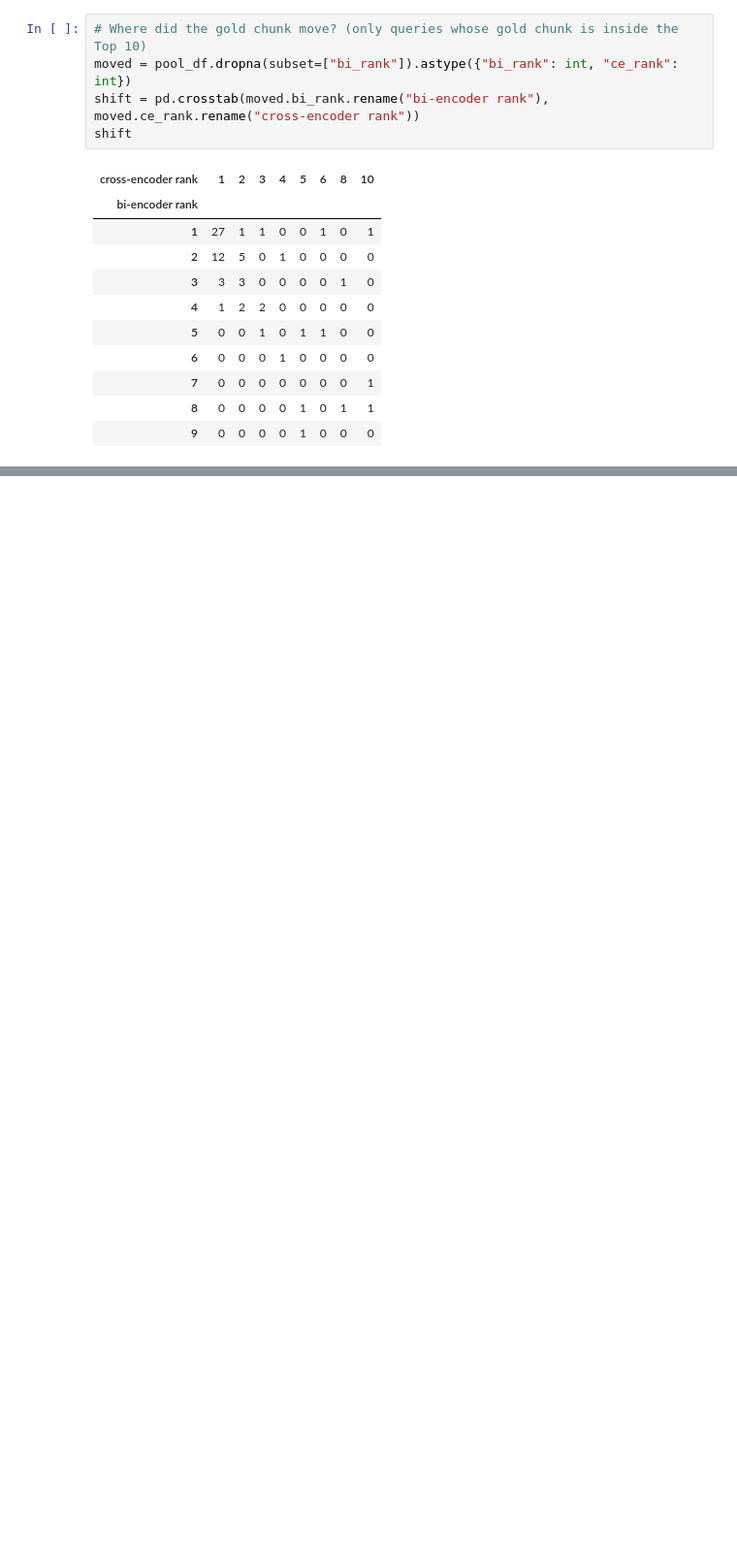
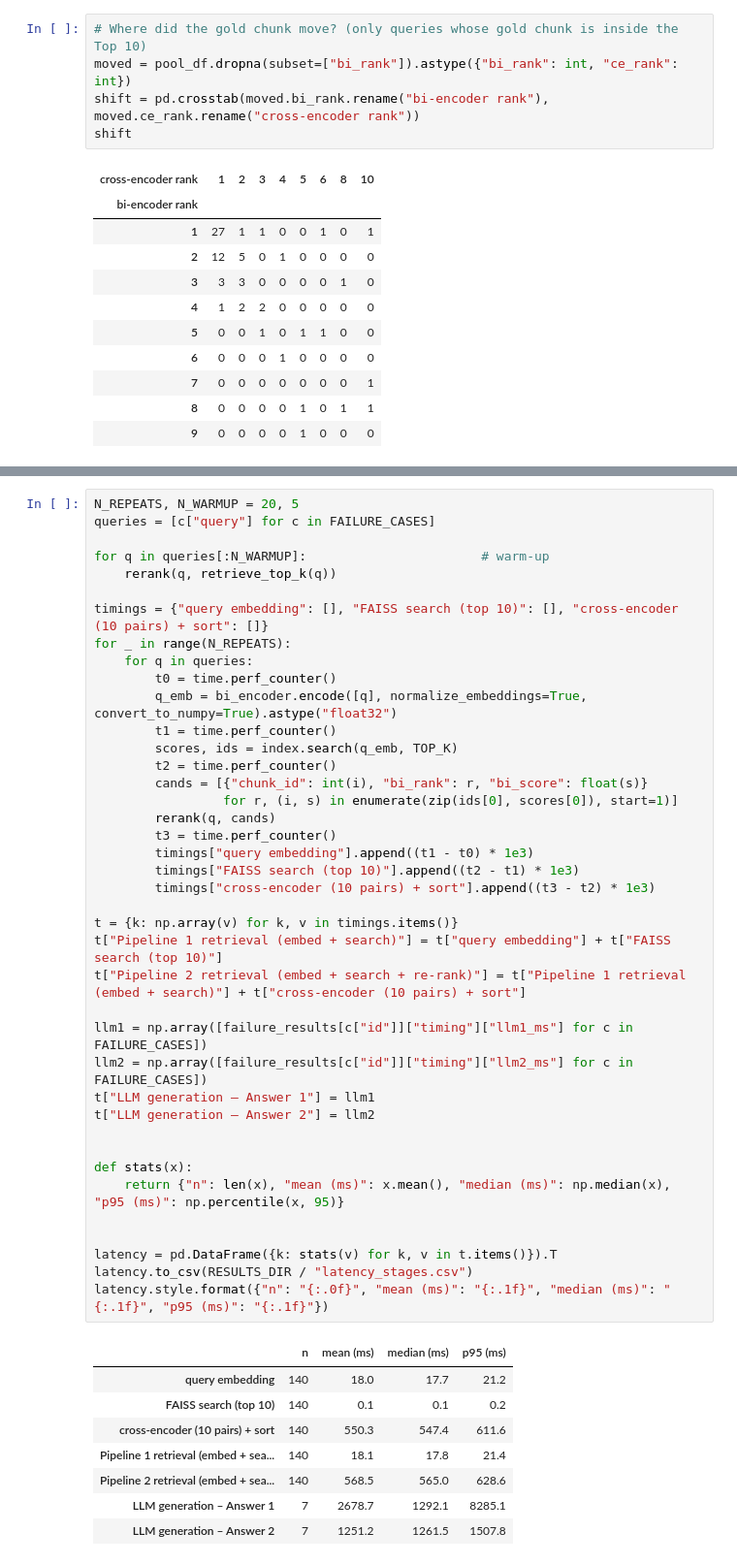
Before and after one commit to Sourav-Nath-01/RAG-Assignment-Baseline-vs.-Re-Ranking, a Jupyter notebook: RAG_Reranking.ipynb, the cells around one changed output, grey strips where cells are left out. Shown at 97% size. Drawn from its saved outputs; the diff is of its cells as text; blank space fills up the shorter version.

Commit message:
Profile latency of baseline retrieval vs re-ranking

```diff
--- a/RAG_Reranking.ipynb
+++ b/RAG_Reranking.ipynb
@@ -950,0 +968,49 @@ shift
+# %%
+N_REPEATS, N_WARMUP = 20, 5
+queries = [c["query"] for c in FAILURE_CASES]
+
+for q in queries[:N_WARMUP]:                       # warm-up
+    rerank(q, retrieve_top_k(q))
+
+timings = {"query embedding": [], "FAISS search (top 10)": [], "cross-encoder (10 pairs) + sort": []}
+for _ in range(N_REPEATS):
+    for q in queries:
+        t0 = time.perf_counter()
+        q_emb = bi_encoder.encode([q], normalize_embeddings=True, convert_to_numpy=True).astype("float32")
+        t1 = time.perf_counter()
+        scores, ids = index.search(q_emb, TOP_K)
+        t2 = time.perf_counter()
+        cands = [{"chunk_id": int(i), "bi_rank": r, "bi_score": float(s)}
+                 for r, (i, s) in enumerate(zip(ids[0], scores[0]), start=1)]
+        rerank(q, cands)
+        t3 = time.perf_counter()
+        timings["query embedding"].append((t1 - t0) * 1e3)
+        timings["FAISS search (top 10)"].append((t2 - t1) * 1e3)
+        timings["cross-encoder (10 pairs) + sort"].append((t3 - t2) * 1e3)
+
+t = {k: np.array(v) for k, v in timings.items()}
+t["Pipeline 1 retrieval (embed + search)"] = t["query embedding"] + t["FAISS search (top 10)"]
+t["Pipeline 2 retrieval (embed + search + re-rank)"] = t["Pipeline 1 retrieval (embed + search)"] + t["cross-encoder (10 pairs) + sort"]
+
+llm1 = np.array([failure_results[c["id"]]["timing"]["llm1_ms"] for c in FAILURE_CASES])
+llm2 = np.array([failure_results[c["id"]]["timing"]["llm2_ms"] for c in FAILURE_CASES])
+t["LLM generation – Answer 1"] = llm1
+t["LLM generation – Answer 2"] = llm2
+
+
+def stats(x):
+    return {"n": len(x), "mean (ms)": x.mean(), "median (ms)": np.median(x), "p95 (ms)": np.percentile(x, 95)}
+
+
+latency = pd.DataFrame({k: stats(v) for k, v in t.items()}).T
+latency.to_csv(RESULTS_DIR / "latency_stages.csv")
+latency.style.format({"n": "{:.0f}", "mean (ms)": "{:.1f}", "median (ms)": "{:.1f}", "p95 (ms)": "{:.1f}"})
+# %% [output]
+|  | n | mean (ms) | median (ms) | p95 (ms) |
+| query embedding | 140 | 18.0 | 17.7 | 21.2 |
+| FAISS search (top 10) | 140 | 0.1 | 0.1 | 0.2 |
+| cross-encoder (10 pairs) + sort | 140 | 550.3 | 547.4 | 611.6 |
+| Pipeline 1 retrieval (embed + sea... | 140 | 18.1 | 17.8 | 21.4 |
+| Pipeline 2 retrieval (embed + sea... | 140 | 568.5 | 565.0 | 628.6 |
+| LLM generation – Answer 1 | 7 | 2678.7 | 1292.1 | 8285.1 |
+| LLM generation – Answer 2 | 7 | 1251.2 | 1261.5 | 1507.8 |
```
Also changed, not shown: parts of 4 cells of this notebook, 2 other files.
